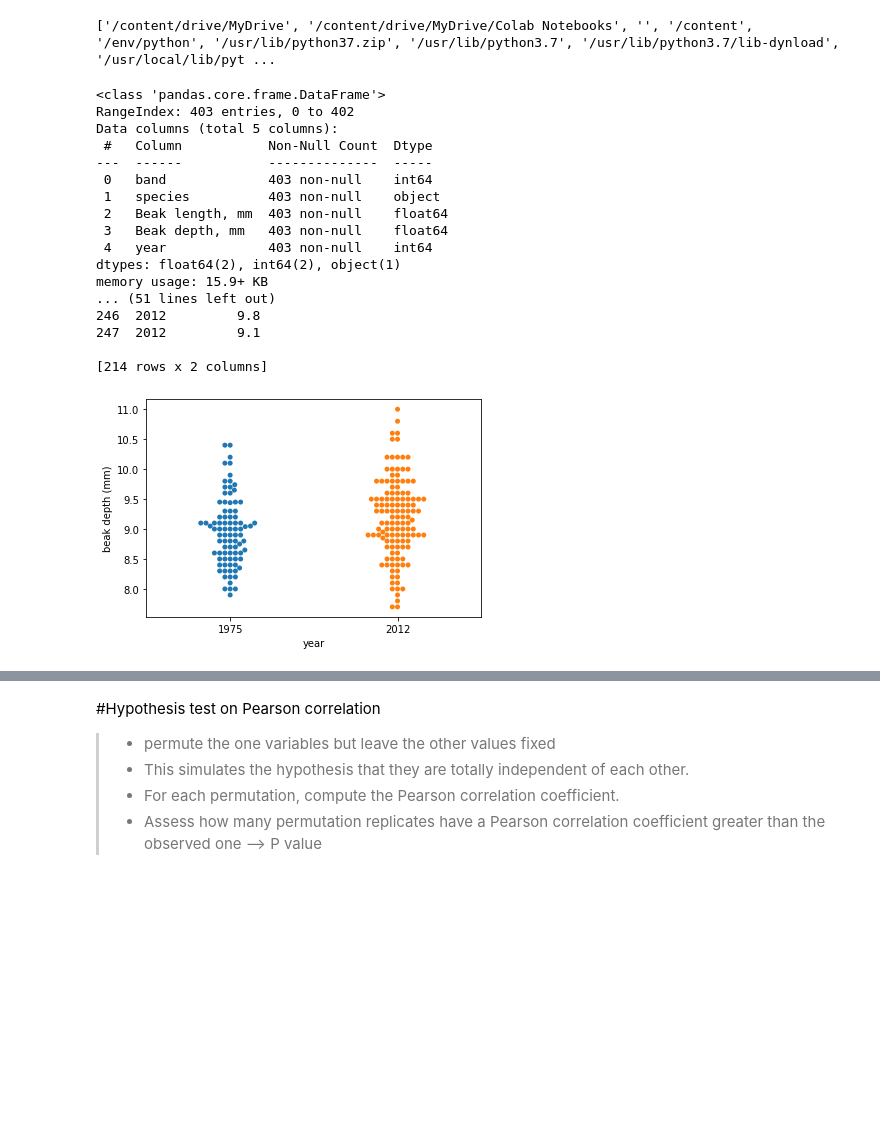
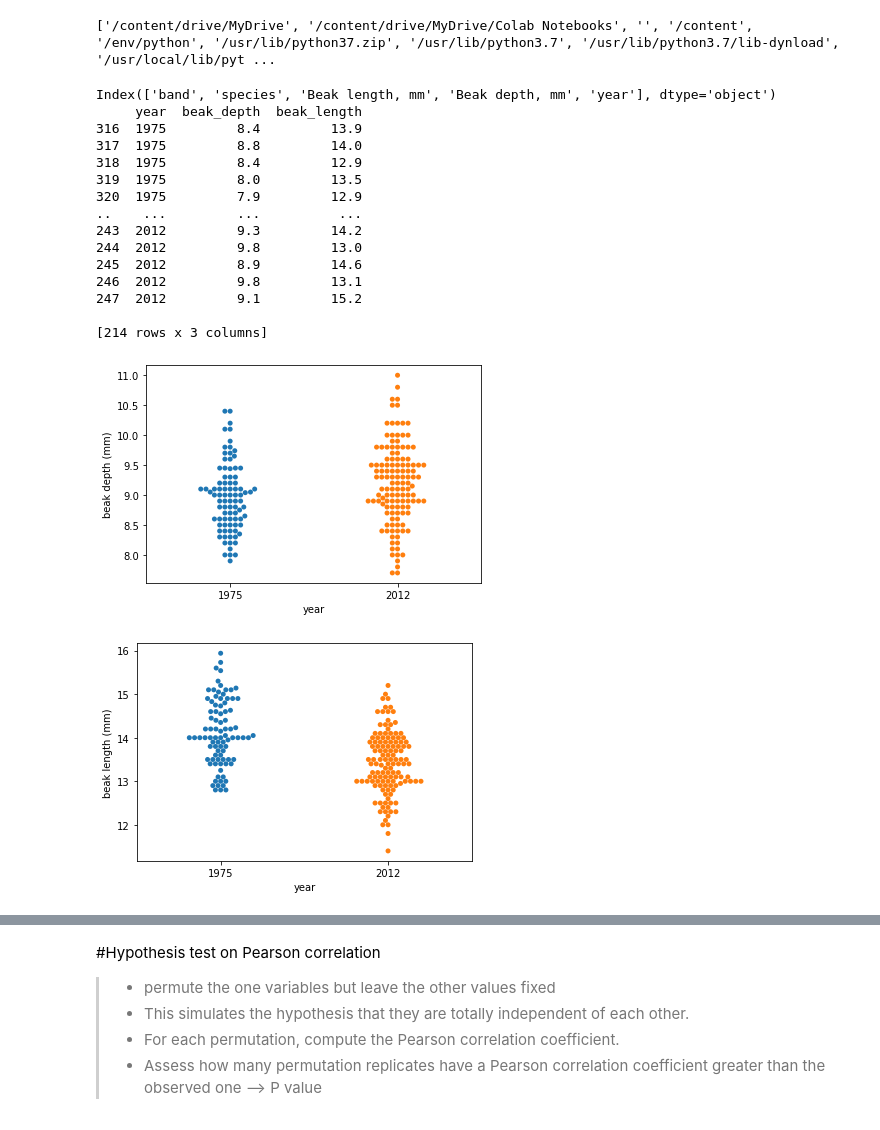
Before and after one commit to kimdesok/Statistical-Thinking-in-Python-Part-2, a Jupyter notebook: Stats_by_Python9.ipynb, the cells around one changed output, grey strips where cells are left out. Cells and saved outputs as stored; diff of their text form; code cells hidden in the pictures; blank space fills up the shorter version.

```diff
--- a/Stats_by_Python9.ipynb
+++ b/Stats_by_Python9.ipynb
@@ -30,19 +30,24 @@ file_path = r'/content/drive/MyDrive/datasets/finch_beaks_1975.csv'
 
 df0 = pd.read_csv(file_path)
 df0['year'] = 1975
-print(df0.info())
+#print(df0.info())
 
 #Load a csv file at the Google drive to the colab
 file_path = r'/content/drive/MyDrive/datasets/finch_beaks_2012.csv'
 df1 = pd.read_csv(file_path)
 df1['year'] = 2012
 df1.columns = df0.columns
+print(df0.columns)
 
-print(df1.info())
+#print(df1.info())
 
 df2 = pd.concat([df0, df1], axis = 0)
 
-print(df2.info())
+#print(df2.info())
+#print(df2)
+
+df2 = df2[df2['species']=='scandens'][['year', 'Beak depth, mm', 'Beak length, mm']]
+df2.columns = ['year', 'beak_depth', 'beak_length']
 print(df2)
 
 #file_path = r'/content/drive/MyDrive/datasets/fortis_beak_depth_heredity.csv'
@@ -50,41 +55,45 @@ print(df2)
 #df2 = pd.read_csv(file_path)
 
 #print(df.info())
-
-df2 = df2[df2['species']=='scandens'][['year', 'Beak depth, mm']]
-df2.columns = ['year', 'beak_depth']
-print(df2)
-#treated = df[df['Treatment']=='Pesticide']['AliveSperm']
 # %% [output]
-<class 'pandas.core.frame.DataFrame'>
-RangeIndex: 403 entries, 0 to 402
-Data columns (total 5 columns):
- #   Column           Non-Null Count  Dtype
----  ------           --------------  -----
- 0   band             403 non-null    int64
- 1   species          403 non-null    object
- 2   Beak length, mm  403 non-null    float64
- 3   Beak depth, mm   403 non-null    float64
- 4   year             403 non-null    int64
-dtypes: float64(2), int64(2), object(1)
-memory usage: 15.9+ KB
-... (51 lines left out)
-246  2012         9.8
-247  2012         9.1
+Index(['band', 'species', 'Beak length, mm', 'Beak depth, mm', 'year'], dtype='object')
+     year  beak_depth  beak_length
+316  1975         8.4         13.9
+317  1975         8.8         14.0
+318  1975         8.4         12.9
+319  1975         8.0         13.5
+320  1975         7.9         12.9
+..    ...         ...          ...
+243  2012         9.3         14.2
+244  2012         9.8         13.0
+245  2012         8.9         14.6
+246  2012         9.8         13.1
+247  2012         9.1         15.2
 
-[214 rows x 2 columns]
+[214 rows x 3 columns]
 # %%
 # Create bee swarm plot
 _ = sns.swarmplot(x='year', y='beak_depth', data=df2)
 
 # Label the axes
 _ = plt.xlabel('year')
 _ = plt.ylabel('beak depth (mm)')
 
 # Show the plot
 plt.show()
+
+# Create bee swarm plot
+_ = sns.swarmplot(x='year', y='beak_length', data=df2)
+
+# Label the axes
+_ = plt.xlabel('year')
+_ = plt.ylabel('beak length (mm)')
+
+# Show the plot
+plt.show()
 # %% [output]
 [figure]
+[figure, added]
 # %%
 import utils.utils
 
```
Also changed, not shown: parts of 16 cells of this notebook.
